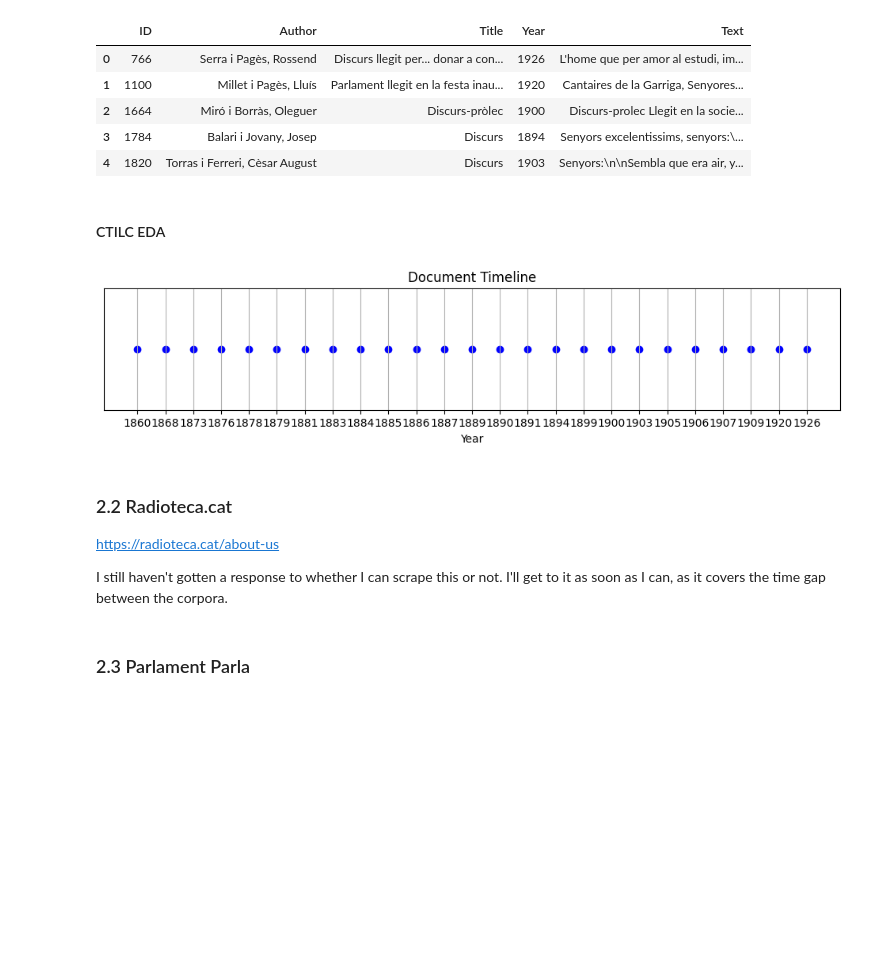
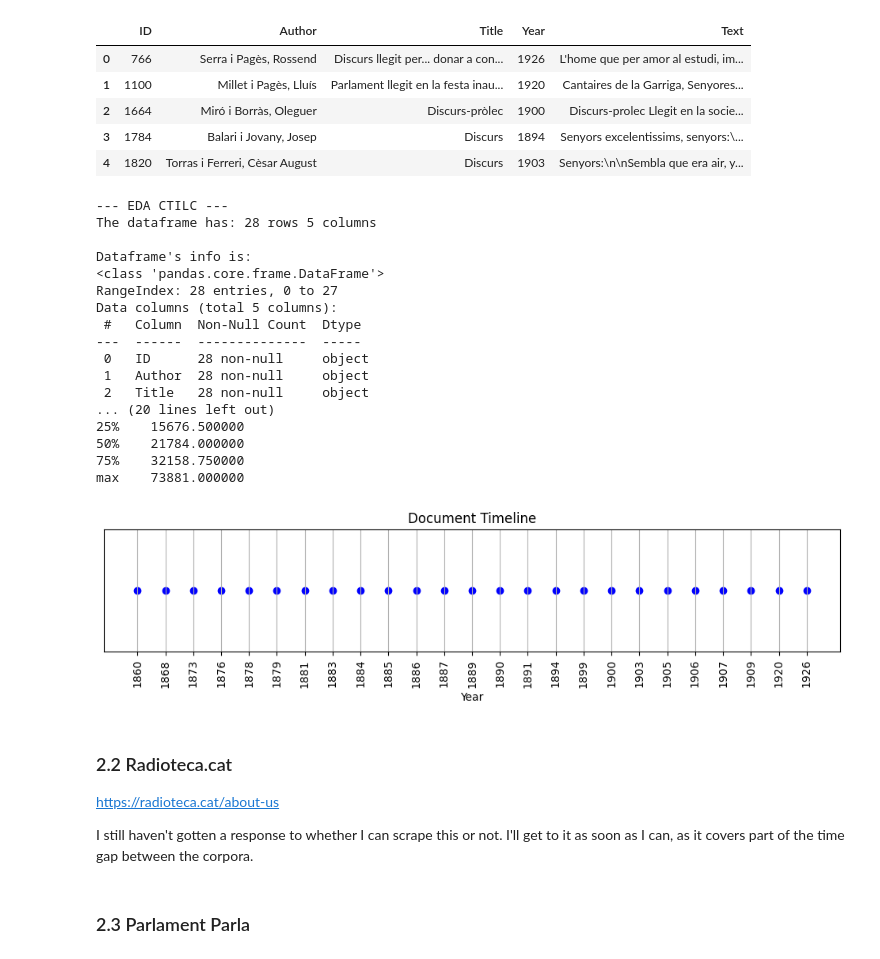
Before and after one commit to Data-Science-for-Linguists-2025/Linguistic-Markers-Catalan-Substitution, a Jupyter notebook: data.ipynb, the cells around one changed output. Cells and saved outputs as stored; diff of their text form; code cells hidden in the pictures; blank space fills up the shorter version.

Commit message:
general EDA + plots

```diff
--- a/data.ipynb
+++ b/data.ipynb
@@ -117,35 +173,32 @@ CTILC_df.head()
 | 2 | 1664 | Miró i Borràs, Oleguer | Discurs-pròlec | 1900 | Discurs-prolec Llegit en la socie... |
 | 3 | 1784 | Balari i Jovany, Josep | Discurs | 1894 | Senyors excelentissims, senyors:\... |
 | 4 | 1820 | Torras i Ferreri, Cèsar August | Discurs | 1903 | Senyors:\n\nSembla que era air, y... |
-# %% [markdown]
-#### CTILC EDA
-# %%
-import matplotlib.pyplot as plt
-
-# extacting unique years and sorting them
-years = sorted(CTILC_df["Year"].unique())
-
-# create place holder for y-values
-y_values = [1] * len(years)  # Place all points at y=1
-
-# Plot each year as a point on the timeline
-fig, ax = plt.subplots(figsize=(12, 2))
-ax.scatter(years, y_values, color="blue", marker="o")
-
-# Formatting
-ax.set_xlabel("Year")
-ax.set_yticks([])  # Remove y-axis labels since they are not meaningful
-ax.set_title("Document Timeline")
-ax.grid(axis="x")  # Only gridlines on x-axis
-
-plt.show()
-# %% [output]
-[figure, removed]
+# %%
+generalEDA(CTILC_df, "CTILC")
+# %% [output]
+--- EDA CTILC ---
+The dataframe has: 28 rows 5 columns
+
+Dataframe's info is:
+<class 'pandas.core.frame.DataFrame'>
+RangeIndex: 28 entries, 0 to 27
+Data columns (total 5 columns):
+ #   Column  Non-Null Count  Dtype
+---  ------  --------------  -----
+ 0   ID      28 non-null     object
+ 1   Author  28 non-null     object
+ 2   Title   28 non-null     object
+... (20 lines left out)
+25%    15676.500000
+50%    21784.000000
+75%    32158.750000
+max    73881.000000
+[figure, added]
 # %% [markdown]
 ### 2.2 Radioteca.cat
 https://radioteca.cat/about-us
 
-I still haven't gotten a response to whether I can scrape this or not. I'll get to it as soon as I can, as it covers the time gap between the corpora.
+I still haven't gotten a response to whether I can scrape this or not. I'll get to it as soon as I can, as it covers part of the time gap between the corpora.
 # %% [markdown]
 ### 2.3 Parlament Parla
 # %% [markdown]
```
Also changed, not shown: parts of 16 cells of this notebook.
